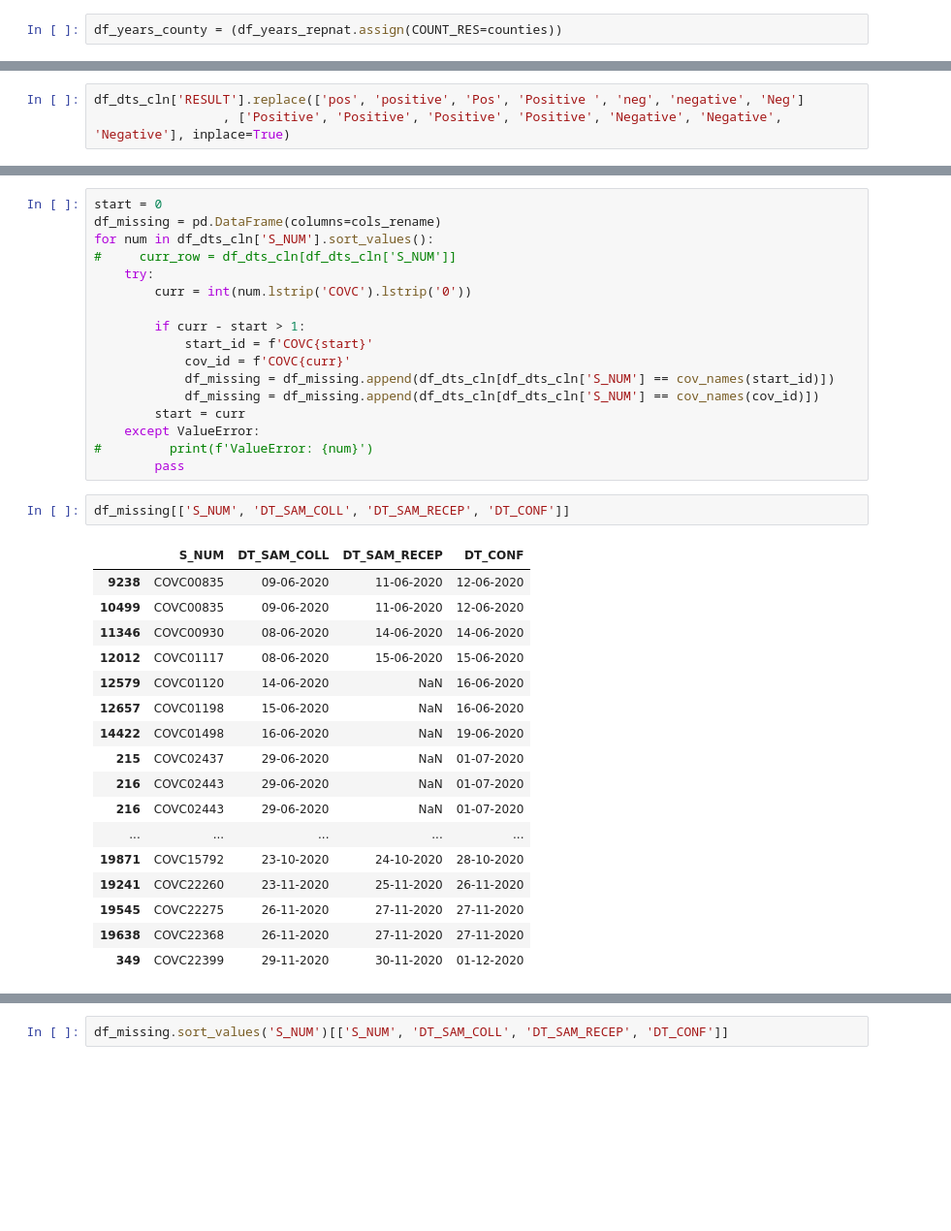
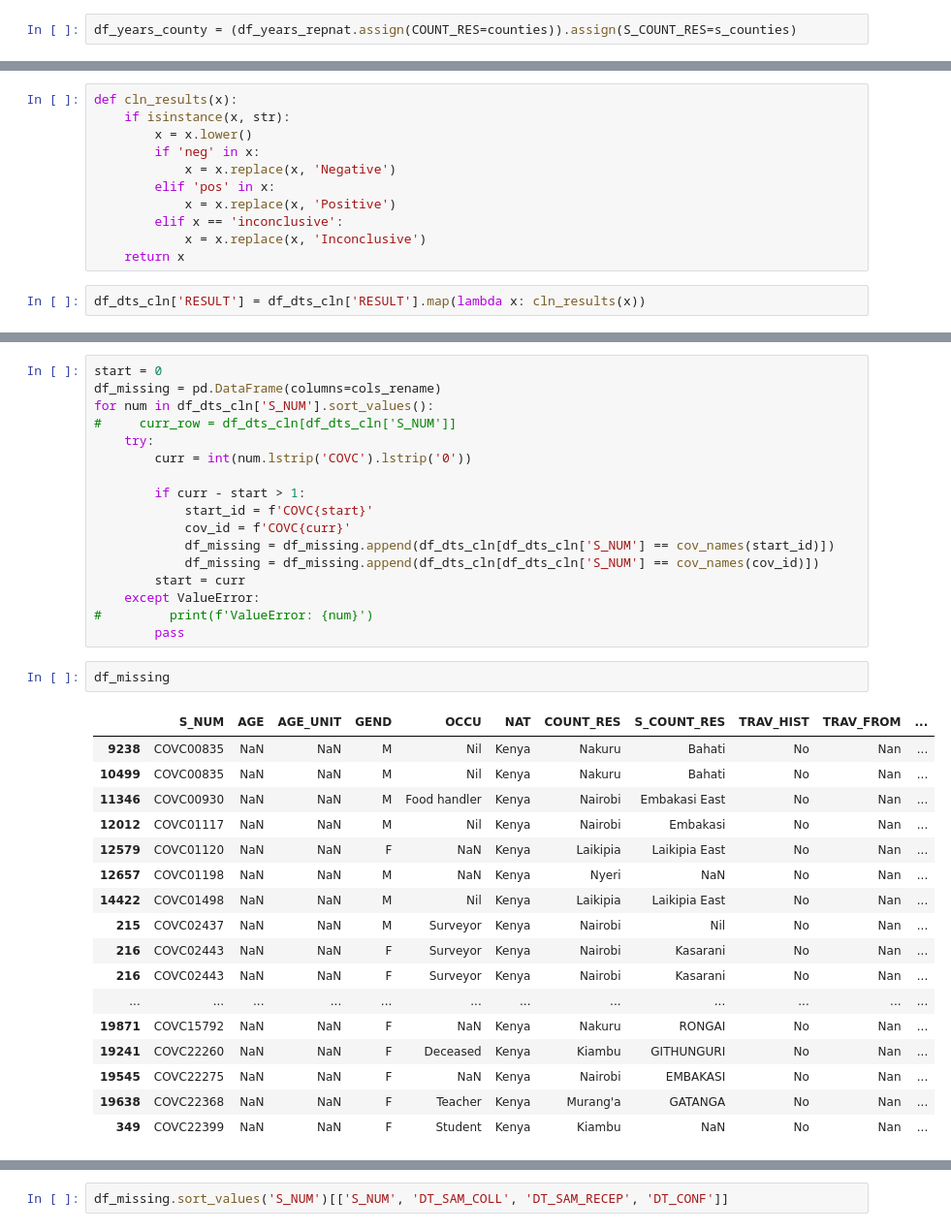
Before and after one commit to ousodaniel/SARS-CoV-2-Data-Workflows, a Jupyter notebook: metadata-cleaning.ipynb, the cells around one changed output, grey strips where cells are left out. Shown: that part at 97% size. Saved outputs shown, nothing was run; the diff lists cells and outputs as text; blank space fills up the shorter version.

```diff
--- a/metadata-cleaning.ipynb
+++ b/metadata-cleaning.ipynb
@@ -599,7 +618,7 @@ array(['Nairobi', 'Kiambu', 'Kajiado', 'Machakos', 'Laikipia', 'Marsabit',
        'Kajido', 'Vihiga', 'Taita taveta', 'Migori', 'Bomet'],
       dtype=object)
 # %%
-df_years_county = (df_years_repnat.assign(COUNT_RES=counties))
+df_years_county = (df_years_repnat.assign(COUNT_RES=counties)).assign(S_COUNT_RES=s_counties)
 # %%
 df_years_county['COUNT_RES'].unique()
 # %% [output]
@@ -731,6 +750,3 @@ df_dts_cln['RESULT'].unique()
 # %% [output]
 array(['Negative', 'Positive', nan, 'neg', 'pos', 'negative', 'positive',
        'Neg', 'Pos', 'Inconclusive', 'Positve', 'Positive '], dtype=object)
-# %%
-df_dts_cln['RESULT'].replace(['pos', 'positive', 'Pos', 'Positive ', 'neg', 'negative', 'Neg']
-                 , ['Positive', 'Positive', 'Positive', 'Positive', 'Negative', 'Negative', 'Negative'], inplace=True)
@@ -745,0 +758,13 @@ df_dts_cln.head()
+# %%
+def cln_results(x):
+    if isinstance(x, str):
+        x = x.lower()
+        if 'neg' in x:
+            x = x.replace(x, 'Negative')
+        elif 'pos' in x:
+            x = x.replace(x, 'Positive')
+        elif x == 'inconclusive':
+            x = x.replace(x, 'Inconclusive')
+    return x
+# %%
+df_dts_cln['RESULT'] = df_dts_cln['RESULT'].map(lambda x: cln_results(x))
@@ -762,23 +797,23 @@ for num in df_dts_cln['S_NUM'].sort_values():
     except ValueError:
 #         print(f'ValueError: {num}')
         pass
-# %%
-df_missing[['S_NUM', 'DT_SAM_COLL', 'DT_SAM_RECEP', 'DT_CONF']]
-# %% [output]
-|  | S_NUM | DT_SAM_COLL | DT_SAM_RECEP | DT_CONF |
-| 9238 | COVC00835 | 09-06-2020 | 11-06-2020 | 12-06-2020 |
-| 10499 | COVC00835 | 09-06-2020 | 11-06-2020 | 12-06-2020 |
-| 11346 | COVC00930 | 08-06-2020 | 14-06-2020 | 14-06-2020 |
-| 12012 | COVC01117 | 08-06-2020 | 15-06-2020 | 15-06-2020 |
-| 12579 | COVC01120 | 14-06-2020 | NaN | 16-06-2020 |
-| 12657 | COVC01198 | 15-06-2020 | NaN | 16-06-2020 |
-| 14422 | COVC01498 | 16-06-2020 | NaN | 19-06-2020 |
-| 215 | COVC02437 | 29-06-2020 | NaN | 01-07-2020 |
-| 216 | COVC02443 | 29-06-2020 | NaN | 01-07-2020 |
-| 216 | COVC02443 | 29-06-2020 | NaN | 01-07-2020 |
-| ... | ... | ... | ... | ... |
-| 19871 | COVC15792 | 23-10-2020 | 24-10-2020 | 28-10-2020 |
-| 19241 | COVC22260 | 23-11-2020 | 25-11-2020 | 26-11-2020 |
-| 19545 | COVC22275 | 26-11-2020 | 27-11-2020 | 27-11-2020 |
-| 19638 | COVC22368 | 26-11-2020 | 27-11-2020 | 27-11-2020 |
-| 349 | COVC22399 | 29-11-2020 | 30-11-2020 | 01-12-2020 |
+# %%
+df_missing
+# %% [output]
+|  | S_NUM | AGE | AGE_UNIT | GEND | OCCU | NAT | COUNT_RES | S_COUNT_RES | TRAV_HIST | TRAV_FROM | ... |
+| 9238 | COVC00835 | NaN | NaN | M | Nil | Kenya | Nakuru | Bahati | No | Nan | ... |
+| 10499 | COVC00835 | NaN | NaN | M | Nil | Kenya | Nakuru | Bahati | No | Nan | ... |
+| 11346 | COVC00930 | NaN | NaN | M | Food handler | Kenya | Nairobi | Embakasi East | No | Nan | ... |
+| 12012 | COVC01117 | NaN | NaN | M | Nil | Kenya | Nairobi | Embakasi | No | Nan | ... |
+| 12579 | COVC01120 | NaN | NaN | F | NaN | Kenya | Laikipia | Laikipia East | No | Nan | ... |
+| 12657 | COVC01198 | NaN | NaN | M | NaN | Kenya | Nyeri | NaN | No | Nan | ... |
+| 14422 | COVC01498 | NaN | NaN | M | Nil | Kenya | Laikipia | Laikipia East | No | Nan | ... |
+| 215 | COVC02437 | NaN | NaN | M | Surveyor | Kenya | Nairobi | Nil | No | Nan | ... |
+| 216 | COVC02443 | NaN | NaN | F | Surveyor | Kenya | Nairobi | Kasarani | No | Nan | ... |
+| 216 | COVC02443 | NaN | NaN | F | Surveyor | Kenya | Nairobi | Kasarani | No | Nan | ... |
+| ... | ... | ... | ... | ... | ... | ... | ... | ... | ... | ... | ... |
+| 19871 | COVC15792 | NaN | NaN | F | NaN | Kenya | Nakuru | RONGAI | No | Nan | ... |
+| 19241 | COVC22260 | NaN | NaN | F | Deceased | Kenya | Kiambu | GITHUNGURI | No | Nan | ... |
+| 19545 | COVC22275 | NaN | NaN | F | NaN | Kenya | Nairobi | EMBAKASI | No | Nan | ... |
+| 19638 | COVC22368 | NaN | NaN | F | Teacher | Kenya | Murang'a | GATANGA | No | Nan | ... |
+| 349 | COVC22399 | NaN | NaN | F | Student | Kenya | Kiambu | NaN | No | Nan | ... |
```
Also changed, not shown: parts of 14 cells of this notebook.
